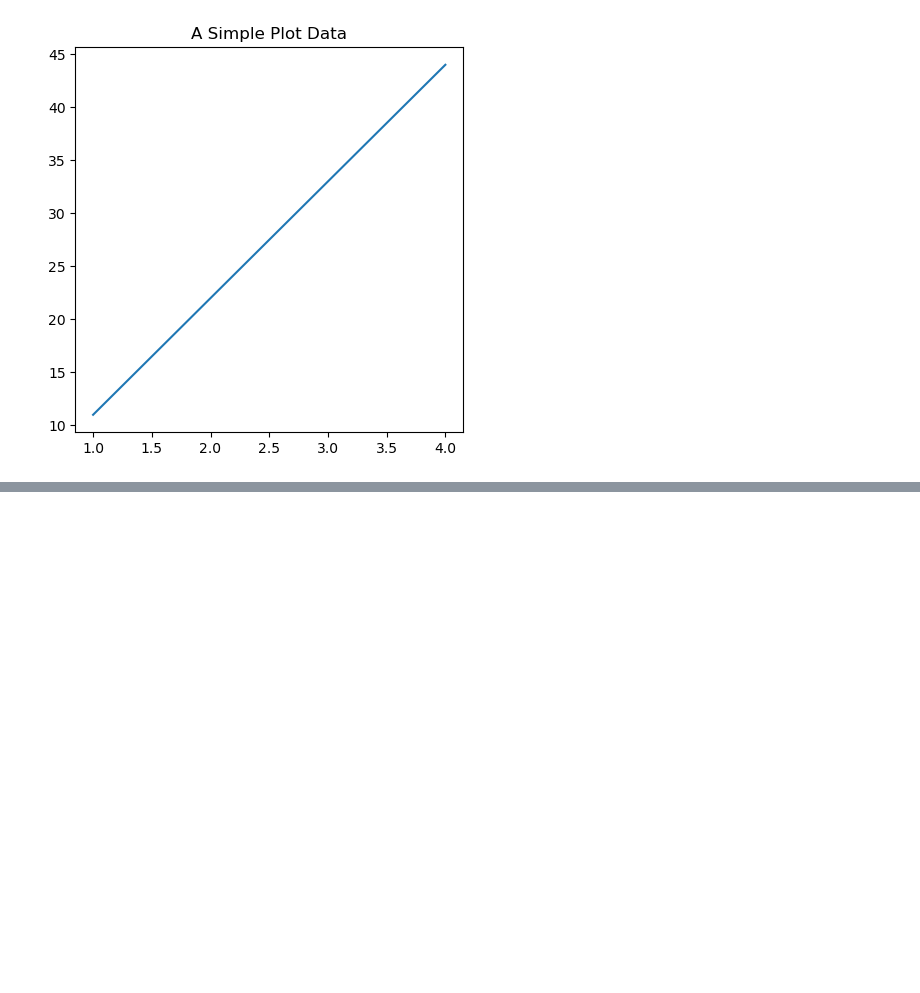
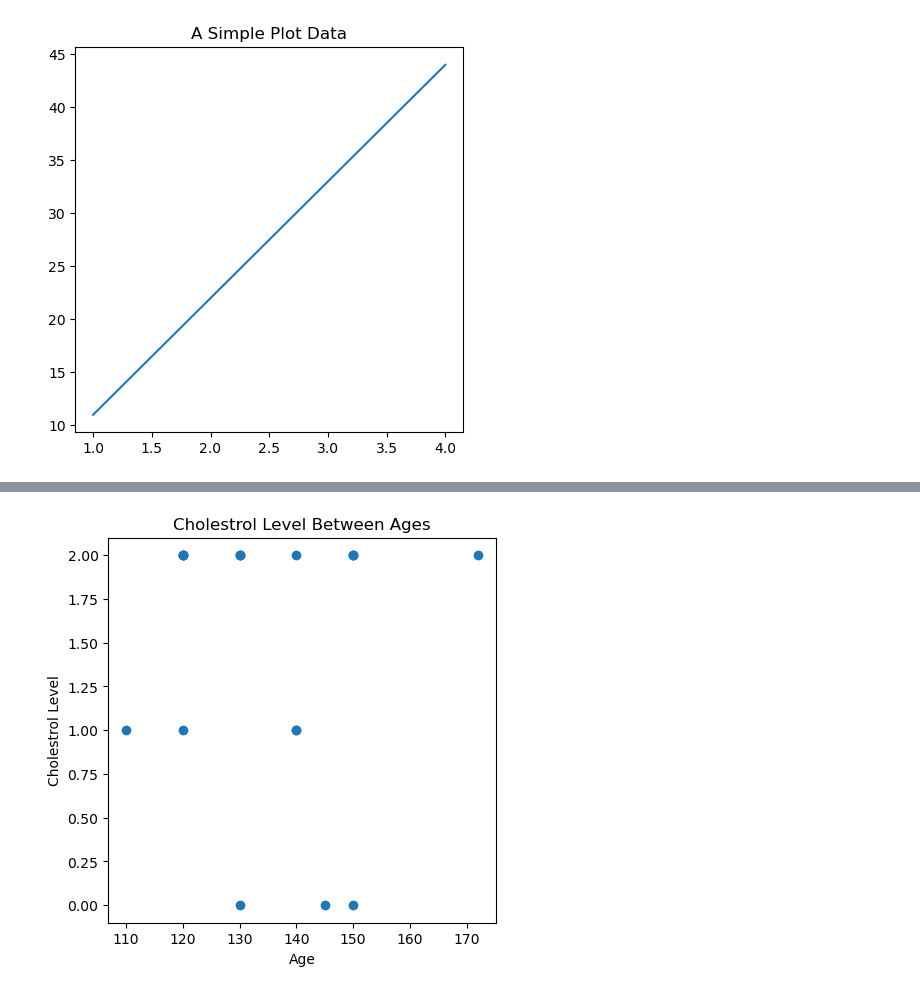
Before and after one commit to Elabs-llc/Machine-Learning, a Jupyter notebook: learn_matplotlib.ipynb, the cells around one changed output, grey strips where cells are left out. Drawn from its saved outputs; the diff is of its cells as text; code cells hidden in the pictures; blank space fills up the shorter version.

```diff
--- a/learn_matplotlib.ipynb
+++ b/learn_matplotlib.ipynb
@@ -68,0 +130,6 @@ ValueError: too many values to unpack (expected 2)
+# %%
+fig, ax = plt.subplots(figsize=(5,5))
+ax.scatter(heart_disease["trestbps"], heart_disease["slope"])
+ax.set(title="Cholestrol Level Between Ages", xlabel="Age", ylabel="Cholestrol Level");
+# %% [output]
+[figure, added]
```
Also changed, not shown: parts of 14 cells of this notebook, 1 other file.
